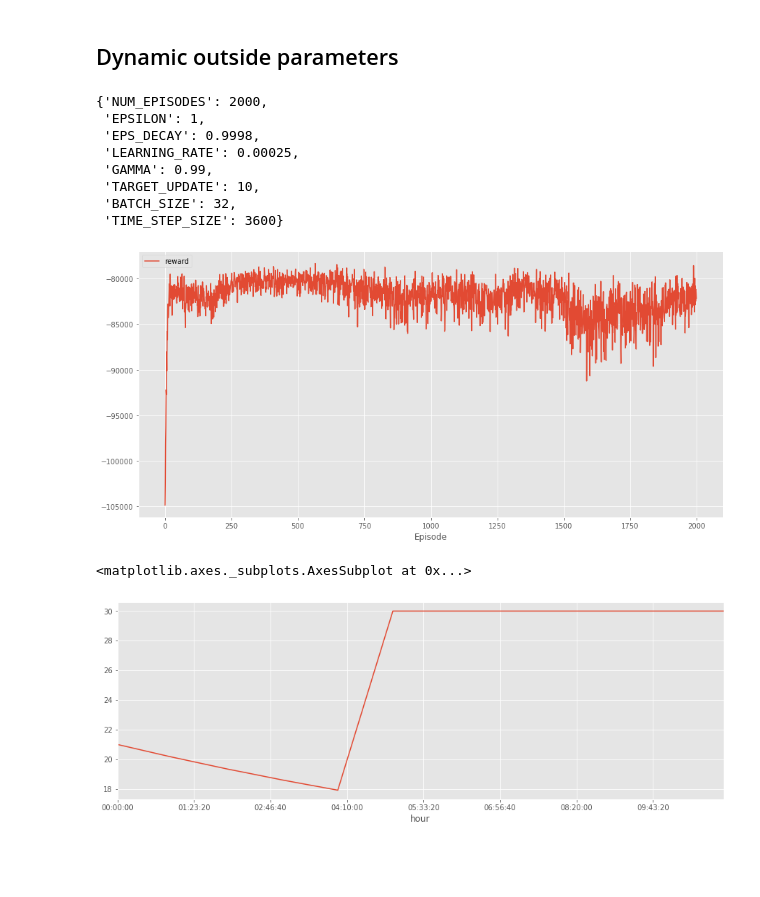
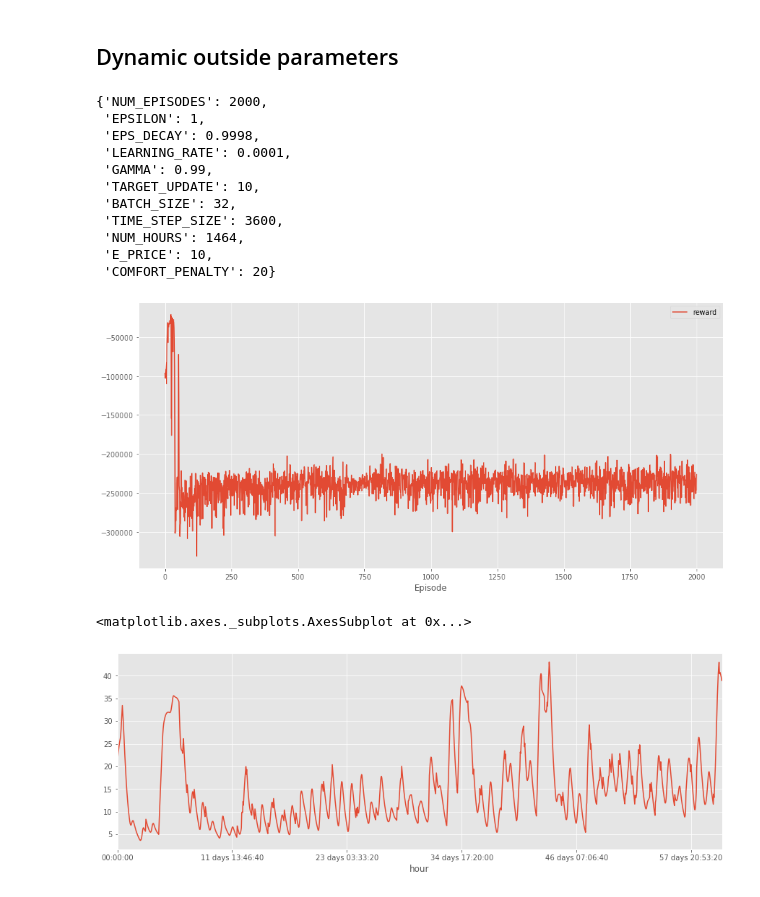
Before and after one commit to Cernewein/heating-RL-agent, a Jupyter notebook: Notebooks/Visualization.ipynb, the cells around one changed output. Drawn from its saved outputs; the diff is of its cells as text; code cells hidden in the pictures; blank space fills up the shorter version.

Commit message:
Added normalization of input data

```diff
--- a/Notebooks/Visualization.ipynb
+++ b/Notebooks/Visualization.ipynb
@@ -145,18 +145,21 @@ temperatures_df.iloc[0:48,:].loc[:,'trained'].plot()
 # %% [markdown]
 ## Dynamic outside parameters
 # %%
-rewards = pkl.load(open('data/output/2199527_dynamic_True_rewards_dqn.pkl', "rb"))
+rewards = pkl.load(open('data/output/2210156_dynamic_True_rewards_dqn.pkl', "rb"))
 # %%
 rewards[-1]
 # %% [output]
 {'NUM_EPISODES': 2000,
  'EPSILON': 1,
  'EPS_DECAY': 0.9998,
- 'LEARNING_RATE': 0.00025,
+ 'LEARNING_RATE': 0.0001,
  'GAMMA': 0.99,
  'TARGET_UPDATE': 10,
  'BATCH_SIZE': 32,
- 'TIME_STEP_SIZE': 3600}
+ 'TIME_STEP_SIZE': 3600,
+ 'NUM_HOURS': 1464,
+ 'E_PRICE': 10,
+ 'COMFORT_PENALTY': 20}
 # %%
 rewards_df = pd.DataFrame()
 rewards_df['reward'] = rewards[:-1]
@@ -166,18 +169,18 @@ rewards_df.plot(ax=ax)
 plt.xlabel('Episode')
 plt.savefig('data/output/rewards_dynamic_dqn.png')
 # %% [output]
-[figure, old version]
+[figure, new version]
 # %%
-temperatures = pkl.load(open('data/output/2199527_dynamic_True_temperatures_dqn.pkl', "rb"))
+temperatures = pkl.load(open('data/output/2210156_dynamic_True_temperatures_dqn.pkl', "rb"))
 # %%
 temperatures_df = pd.DataFrame()
 temperatures_df['trained'] = temperatures[-2]
 temperatures_df['hour'] = pd.to_timedelta(temperatures_df.index, unit='h')
 
 temperatures_df.index = temperatures_df['hour']
 
 plt.figure(figsize=(15,5))
-temperatures_df.iloc[0:12,:].loc[:,'trained'].plot()
+temperatures_df.iloc[:,:].loc[:,'trained'].plot()
 # %% [output]
 <matplotlib.axes._subplots.AxesSubplot at 0x...>
-[figure, old version]
+[figure, new version]
```
Also changed, not shown: 6 other files.
